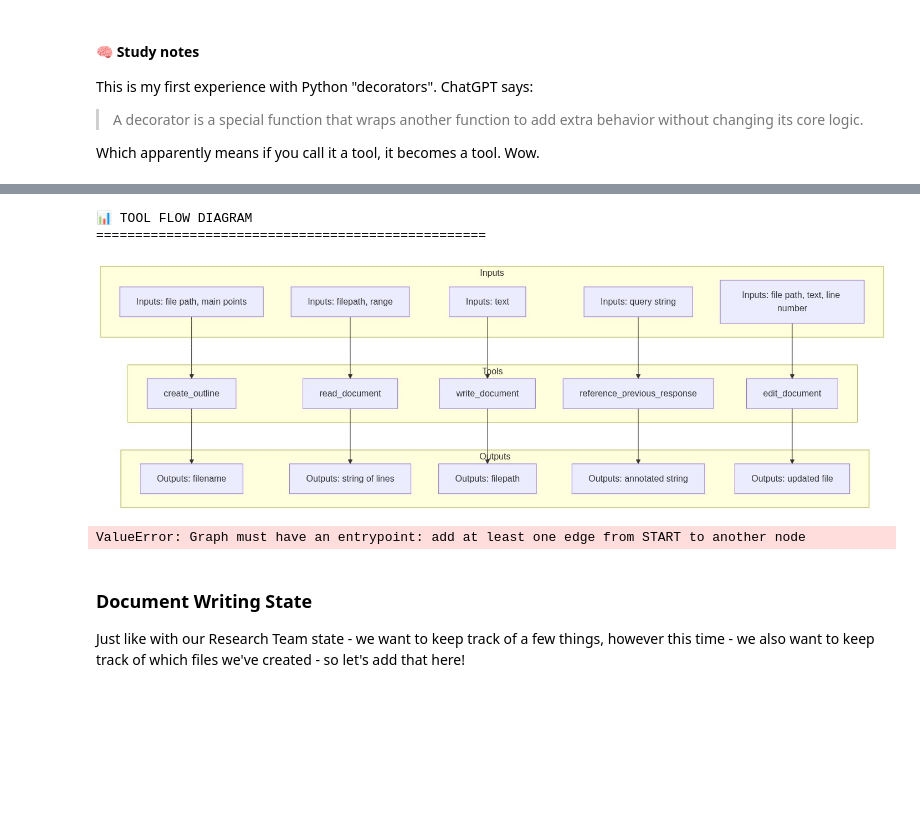
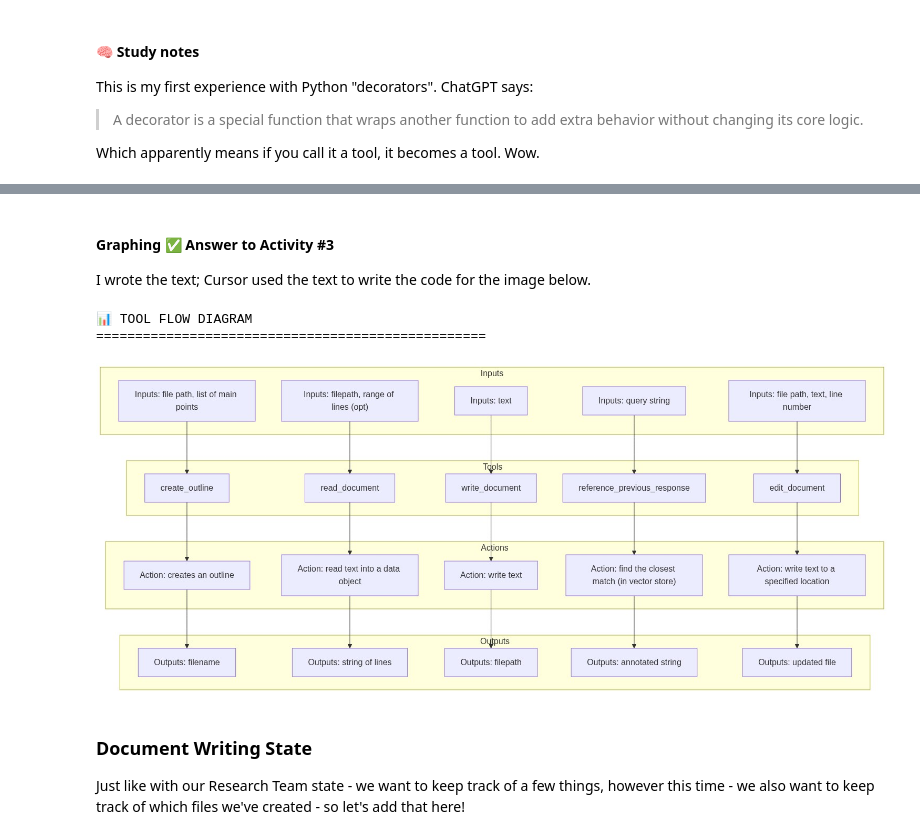
Before and after one commit to BQ31X/AIE7homework, a Jupyter notebook: 06_Multi_Agent_with_LangGraph/Multi_Agent_RAG_LangGraph.ipynb, the cells around one changed output, grey strips where cells are left out. Drawn from its saved outputs; the diff is of its cells as text; code cells hidden in the pictures; blank space fills up the shorter version.

```diff
--- a/06_Multi_Agent_with_LangGraph/Multi_Agent_RAG_LangGraph.ipynb
+++ b/06_Multi_Agent_with_LangGraph/Multi_Agent_RAG_LangGraph.ipynb
@@ -889,3 +892,6 @@ I wrote the text; Cursor wrote below code for the image below.
+# %% [markdown]
+#### Graphing ✅ Answer to Activity #3
+I wrote the text; Cursor used the text to write the code for the image below.
 # %%
 # Visualization of answer to Activity #3
 # Tool Flow Diagram - Visual Mermaid Rendering
@@ -932,75 +938,46 @@ flowchart TD
   end
 
   subgraph Actions
-    COAction[]
+    COAction["Action: creates an outline"]
+    RDAction["Action: read text into a data object"]
+    WDAction["Action: write text"]
+    RPAction["Action: find the closest match (in vector store)"]
+    EDAction["Action: write text to a specified location"]
+  end
 
   subgraph Outputs
     COOutputs["Outputs: filename"]
     RDOutputs["Outputs: string of lines"]
     WDOutputs["Outputs: filepath"]
     RPOutputs["Outputs: annotated string"]
     EDOutputs["Outputs: updated file"]
   end
 
-  COInputs --> CO --> COOutputs
-  RDInputs --> RD --> RDOutputs
-  WDInputs --> WD --> WDOutputs
-  RPInputs --> RP --> RPOutputs
-  EDInputs --> ED --> EDOutputs
+  COInputs --> CO --> COAction --> COOutputs
+  RDInputs --> RD --> RDAction --> RDOutputs
+  WDInputs --> WD --> WDAction --> WDOutputs
+  RPInputs --> RP --> RPAction --> RPOutputs
+  EDInputs --> ED --> EDAction --> EDOutputs
 """
 
 # Render and display the diagram
 print("📊 TOOL FLOW DIAGRAM")
 print("=" * 50)
 diagram = render_mermaid_diagram(mermaid_code)
 if diagram:
     display(diagram)
 else:
     print("Fallback: Could not render visual diagram")
     print("This diagram shows the flow: Inputs → Tools → Outputs")
     print("• create_outline: file path, main points → filename")
     print("• read_document: filepath, range → string of lines")
     print("• write_document: text → filepath")
     print("• reference_previous_response: query string → annotated string")
     print("• edit_document: file path, text, line number → updated file")
 # %% [output]
 📊 TOOL FLOW DIAGRAM
 ==================================================
-[figure, old version]
+[figure, new version]
-# %%
-
-flowchart TD
-  subgraph Inputs
-    COInputs["Inputs: file path, main points"]
-    RDInputs["Inputs: filepath, range"]
-    WDInputs["Inputs: text"]
-    RPInputs["Inputs: query string"]
-    EDInputs["Inputs: file path, text, line number"]
-  end
-
-  subgraph Tools
-    CO[create_outline]
-    RD[read_document]
-    WD[write_document]
-    RP[reference_previous_response]
-    ED[edit_document]
-  end
-
-  subgraph Outputs
-    COOutputs["Outputs: filename"]
-    RDOutputs["Outputs: string of lines"]
-    WDOutputs["Outputs: filepath"]
-    RPOutputs["Outputs: annotated string"]
-    EDOutputs["Outputs: updated file"]
-  end
-
-  COInputs --> CO --> COOutputs
-  RDInputs --> RD --> RDOutputs
-  WDInputs --> WD --> WDOutputs
-  RPInputs --> RP --> RPOutputs
-  EDInputs --> ED --> EDOutputs
-# %% [output]
-ValueError: Graph must have an entrypoint: add at least one edge from START to another node
 # %% [markdown]
 ### Document Writing State
 
```
Also changed, not shown: parts of 16 cells of this notebook.
